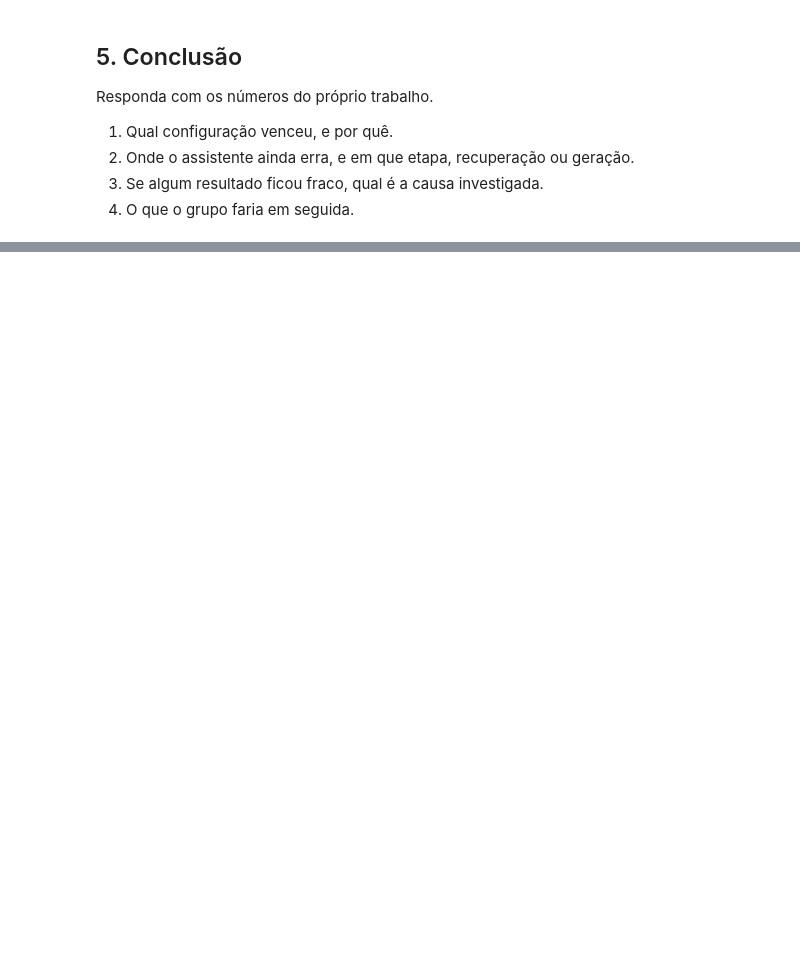
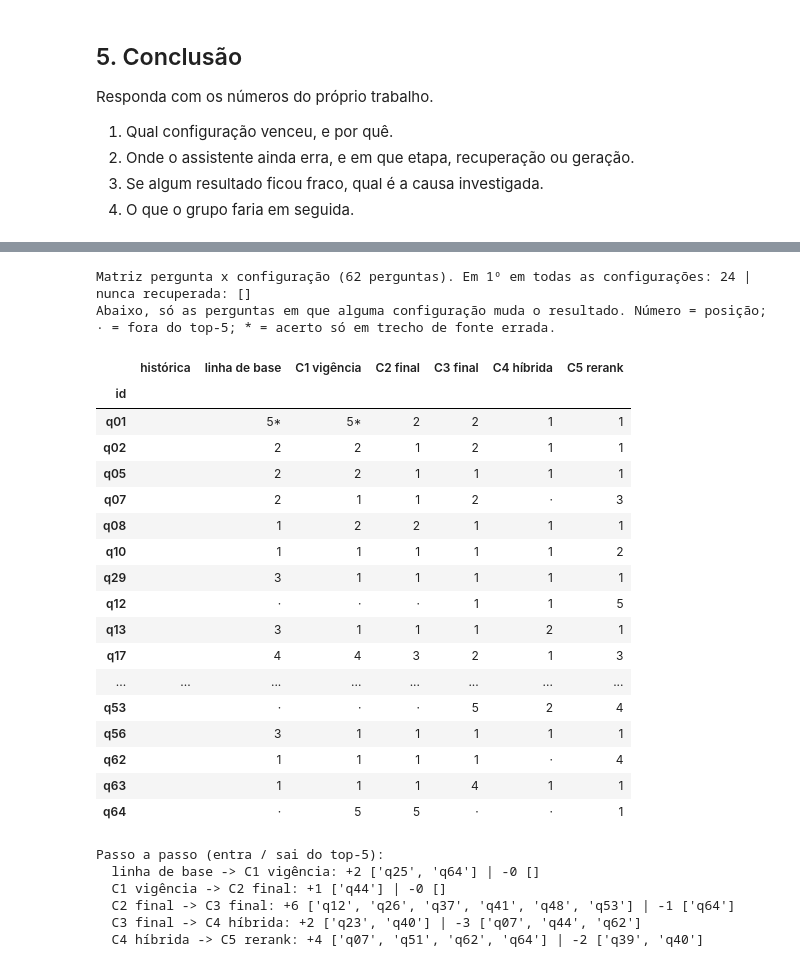
Before and after one commit to luizpauloprado/fiap-rag-trabalho-final, a Jupyter notebook: Projeto_Final_QuantumCommerce.ipynb, the cells around one changed output, grey strips where cells are left out. Drawn from its saved outputs; the diff is of its cells as text; code cells hidden in the pictures; blank space fills up the shorter version.

```diff
--- a/Projeto_Final_QuantumCommerce.ipynb
+++ b/Projeto_Final_QuantumCommerce.ipynb
@@ -3257,3 +3374,57 @@ Responda com os números do próprio trabalho.
 # ========================== SUA VEZ ==========================
 # Etapa 9
 # Tabela final (configuração x acertos x acertos de fonte certa x RAGAS) e matriz pergunta x configuração.
+CADEIA = ["linha de base", "C1 vigência", "C2 final", "C3 final", "C4 híbrida", "C5 rerank"]   # uma mudança por vez
+MUDANCA = {"linha de base": "densa, chunk fixo 800/100, sem filtro", "C1 vigência": "+ pré-filtro de vigência",
+           "C2 final": "+ curadoria por público e versão", "C3 final": "+ chunk por estrutura com cabeçalho",
+           "C4 híbrida": "+ BM25 com RRF", "C5 rerank": "+ re-ranking cross-encoder",
+           "C5 sem híbrida": "ablação: C5 com densa no lugar da híbrida"}
+
+linhas = []
+for nome in CADEIA + ["C5 sem híbrida"]:
+    m = RESULTADOS[nome]["metricas"]
+    linhas.append({"configuração": nome, "mudança": MUDANCA[nome], "Hit@5 (oficial)": m["Hit@k"],
+                   "fonte certa": m["fonte certa"], "Hit@1": m["Hit@1"], "Hit@3": m["Hit@3"], "MRR": round(m["MRR"], 3)})
+FINAL = pd.DataFrame(linhas).set_index("configuração")
+FINAL.insert(2, "Δ Hit@5", FINAL["Hit@5 (oficial)"].diff().where(FINAL.index.isin(CADEIA[1:])))
+
+# RAGAS (amostra de 20 perguntas) nas rodadas que foram avaliadas; as outras ficam em branco.
+_ragas = globals().get("resumo_ragas")
+for col in ("fidelidade", "precisão do contexto", "relevância da resposta"):
+    FINAL[f"RAGAS {col}"] = [(_ragas.loc[n, col] if _ragas is not None and n in _ragas.index else np.nan) for n in FINAL.index]
+if _ragas is not None and "C5 rerank + prompt novo" in _ragas.index:
+    r = _ragas.loc["C5 rerank + prompt novo"]
+    FINAL.loc["C5 rerank + prompt novo"] = {"mudança": "+ prompt da Etapa 6 (só geração)",
+        **FINAL.loc["C5 rerank", ["Hit@5 (oficial)", "fonte certa", "Hit@1", "Hit@3", "MRR"]].to_dict(),
+        **{f"RAGAS {c}": r[c] for c in ("fidelidade", "precisão do contexto", "relevância da resposta")}}
+print("Tabela final. Recuperação nas 62 perguntas (k=5) e RAGAS na amostra de 20:")
+display(FINAL)
+
+# Rodada dos 200 chamados (configuração escolhida: C5 + prompt novo, consulta com a classe)
+if "RODADA_CH" in globals() and len(RODADA_CH):
+    print("Rodada dos 200 chamados (C5 + prompt novo):")
+    display(resumo(RODADA_CH).to_frame("C5 + prompt novo").T.drop(columns=["frase de abstenção"]).round(3))
+
+# Matriz pergunta x configuração: posição do 1º trecho com a resposta (· = não recuperou; * = só de fonte errada)
+def _celula(lin):
+    if pd.isna(lin["posicao"]):
+        return "·"
+    return f"{int(lin['posicao'])}" + ("" if lin["fonte_certa"] else "*")
+
+MATRIZ = pd.DataFrame({n: RESULTADOS[n]["linhas"].set_index("id").apply(_celula, axis=1) for n in CADEIA})
+MATRIZ.insert(0, "histórica", dfp.set_index("id")["historica"].map({True: "sim", False: ""}))
+_pos = pd.DataFrame({n: RESULTADOS[n]["linhas"].set_index("id")["posicao"] for n in CADEIA})
+sempre_1 = _pos.eq(1).all(axis=1)
+print(f"\nMatriz pergunta x configuração (62 perguntas). Em 1º em todas as configurações: {sempre_1.sum()} "
+      f"| nunca recuperada: {list(_pos.index[_pos.isna().all(axis=1)])}")
+print("Abaixo, só as perguntas em que alguma configuração muda o resultado. Número = posição; · = fora do top-5; "
+      "* = acerto só em trecho de fonte errada.")
+with pd.option_context("display.max_rows", 80):
+    display(MATRIZ[~sempre_1])
+
+# Quem ganha e quem perde em cada passo da cadeia (perguntas que entram ou saem do top-5)
+print("Passo a passo (entra / sai do top-5):")
+for a, b in zip(CADEIA, CADEIA[1:]):
+    ga = _pos[b].notna() & _pos[a].isna(); pe = _pos[a].notna() & _pos[b].isna()
+    print(f"  {a} -> {b}: +{ga.sum()} {list(_pos.index[ga])} | -{pe.sum()} {list(_pos.index[pe])}")
+# %% [output]
@@ -3260 +3445,27 @@ Responda com os números do próprio trabalho.
+Matriz pergunta x configuração (62 perguntas). Em 1º em todas as configurações: 24 | nunca recuperada: []
+Abaixo, só as perguntas em que alguma configuração muda o resultado. Número = posição; · = fora do top-5; * = acerto só em trecho de fonte errada.
+|  | histórica | linha de base | C1 vigência | C2 final | C3 final | C4 híbrida | C5 rerank |
+| id |  |  |  |  |  |  |  |
+| q01 |  | 5* | 5* | 2 | 2 | 1 | 1 |
+| q02 |  | 2 | 2 | 1 | 2 | 1 | 1 |
+| q05 |  | 2 | 2 | 1 | 1 | 1 | 1 |
+| q07 |  | 2 | 1 | 1 | 2 | · | 3 |
+| q08 |  | 1 | 2 | 2 | 1 | 1 | 1 |
+| q10 |  | 1 | 1 | 1 | 1 | 1 | 2 |
+| q29 |  | 3 | 1 | 1 | 1 | 1 | 1 |
+| q12 |  | · | · | · | 1 | 1 | 5 |
+| q13 |  | 3 | 1 | 1 | 1 | 2 | 1 |
+| q17 |  | 4 | 4 | 3 | 2 | 1 | 3 |
+| ... | ... | ... | ... | ... | ... | ... | ... |
+| q53 |  | · | · | · | 5 | 2 | 4 |
+| q56 |  | 3 | 1 | 1 | 1 | 1 | 1 |
+| q62 |  | 1 | 1 | 1 | 1 | · | 4 |
+| q63 |  | 1 | 1 | 1 | 4 | 1 | 1 |
+| q64 |  | · | 5 | 5 | · | · | 1 |
+Passo a passo (entra / sai do top-5):
+  linha de base -> C1 vigência: +2 ['q25', 'q64'] | -0 []
+  C1 vigência -> C2 final: +1 ['q44'] | -0 []
+  C2 final -> C3 final: +6 ['q12', 'q26', 'q37', 'q41', 'q48', 'q53'] | -1 ['q64']
+  C3 final -> C4 híbrida: +2 ['q23', 'q40'] | -3 ['q07', 'q44', 'q62']
+  C4 híbrida -> C5 rerank: +4 ['q07', 'q51', 'q62', 'q64'] | -2 ['q39', 'q40']
 # %% [markdown]
```
Also changed, not shown: parts of 4 cells of this notebook.
